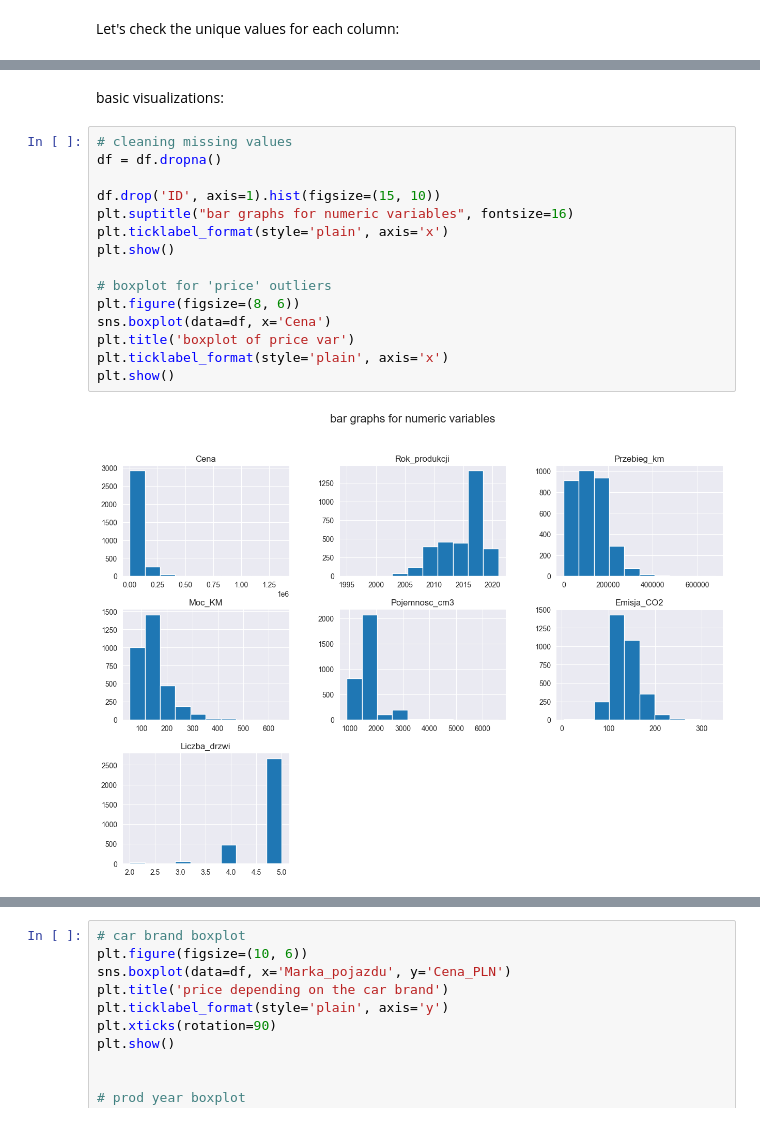
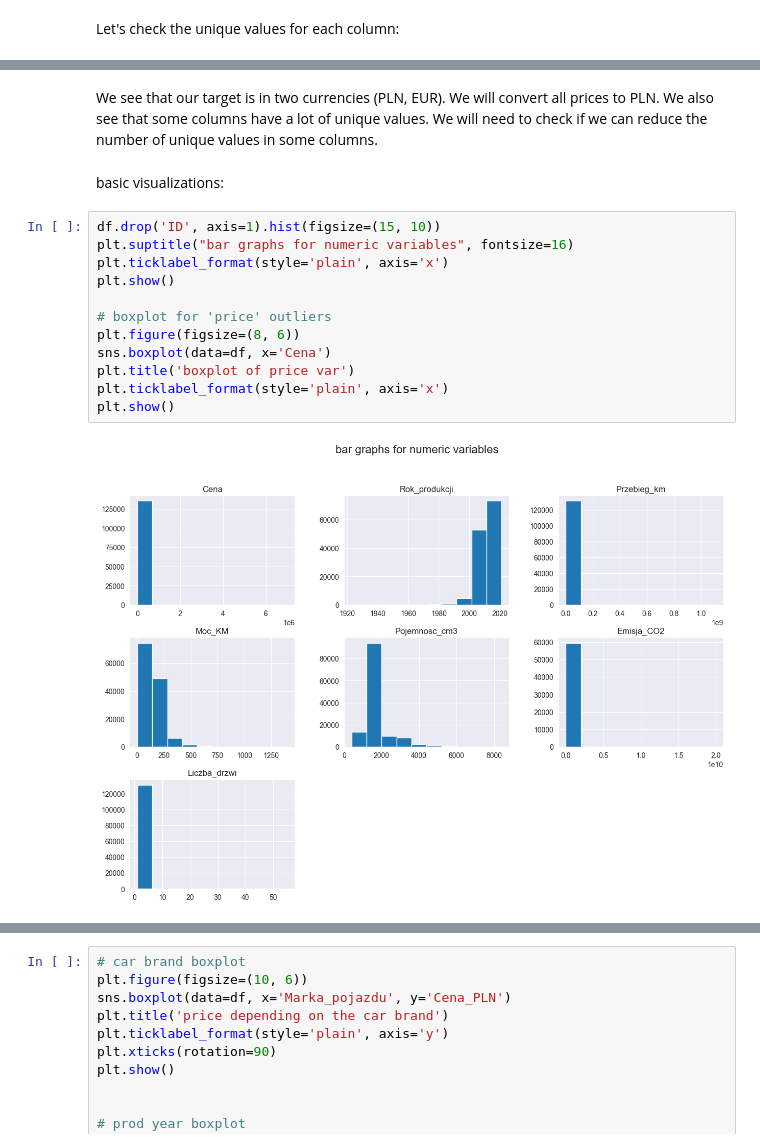
Before and after one commit to sowinskv/DSC_competition, a Jupyter notebook: notebooks/EDA.ipynb, the cells around one changed output, grey strips where cells are left out. Cells and saved outputs as stored; diff of their text form.

```diff
--- a/notebooks/EDA.ipynb
+++ b/notebooks/EDA.ipynb
@@ -124,19 +101,18 @@ dtype: int64
+# %% [markdown]
+We see that our target is in two currencies (PLN, EUR). We will convert all prices to PLN. We also see that some columns have a lot of unique values. We will need to check if we can reduce the number of unique values in some columns.
 # %% [markdown]
 basic visualizations:
 # %%
-# cleaning missing values
-df = df.dropna()
-
 df.drop('ID', axis=1).hist(figsize=(15, 10))
 plt.suptitle("bar graphs for numeric variables", fontsize=16)
 plt.ticklabel_format(style='plain', axis='x')
 plt.show()
 
 # boxplot for 'price' outliers
 plt.figure(figsize=(8, 6))
 sns.boxplot(data=df, x='Cena')
 plt.title('boxplot of price var')
 plt.ticklabel_format(style='plain', axis='x')
 plt.show()
 # %% [output]
-[figure, old version]
+[figure, new version]
```
Also changed, not shown: parts of 55 cells of this notebook, 3 other files.
